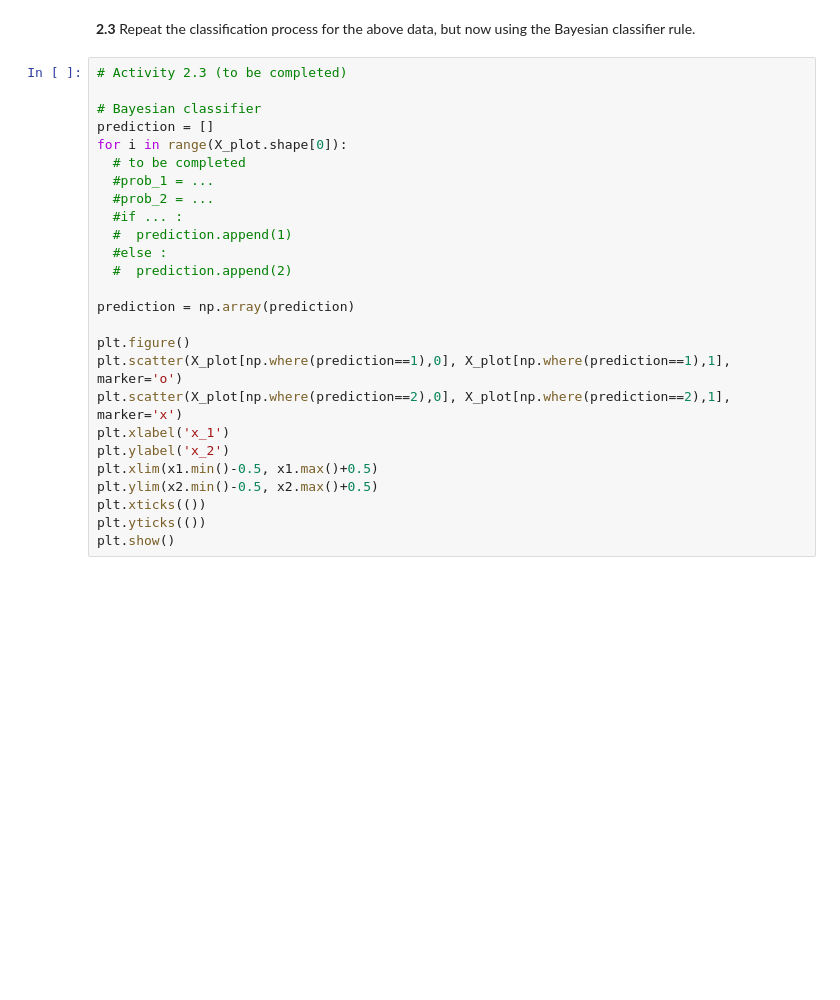
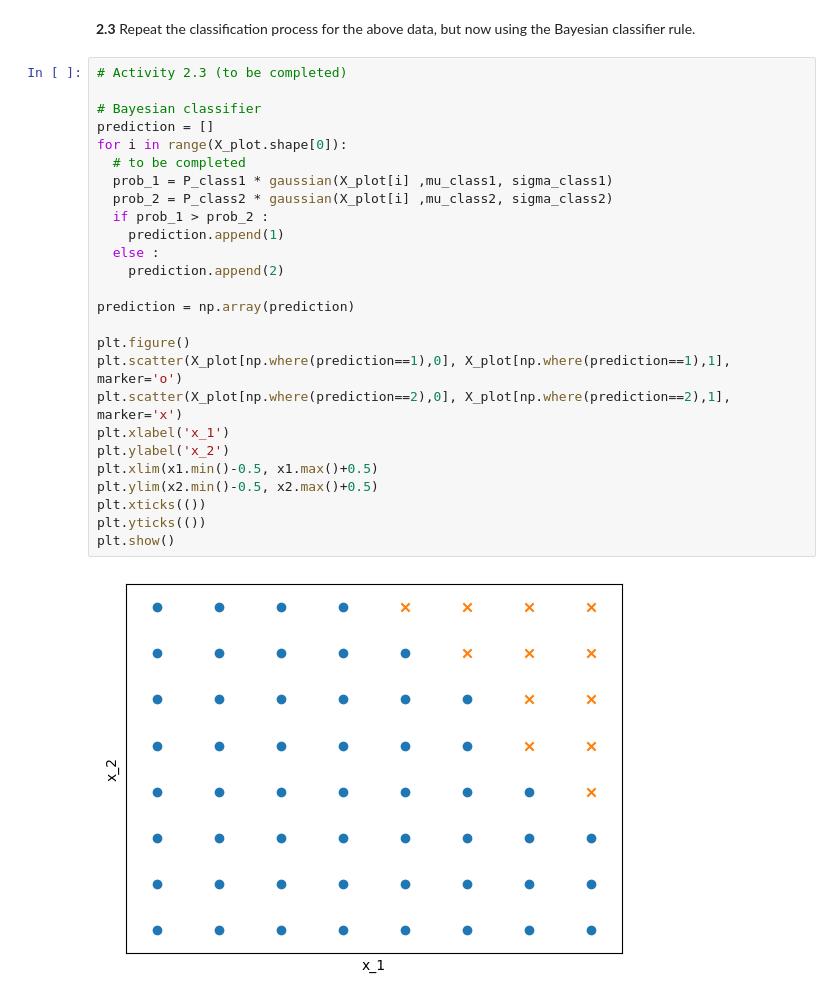
Before and after one commit to brumocas/ML, a Jupyter notebook: lab06/ML_notebook06.ipynb, the cells around one changed output. Drawn from its saved outputs; the diff is of its cells as text; blank space fills up the shorter version.

```diff
--- a/lab06/ML_notebook06.ipynb
+++ b/lab06/ML_notebook06.ipynb
@@ -462,26 +472,28 @@ plt.show()
 # %%
 # Activity 2.3 (to be completed)
 
 # Bayesian classifier
 prediction = []
 for i in range(X_plot.shape[0]):
   # to be completed
-  #prob_1 = ...
-  #prob_2 = ...
-  #if ... :
-  #  prediction.append(1)
-  #else :
-  #  prediction.append(2)
+  prob_1 = P_class1 * gaussian(X_plot[i] ,mu_class1, sigma_class1)
+  prob_2 = P_class2 * gaussian(X_plot[i] ,mu_class2, sigma_class2)
+  if prob_1 > prob_2 :
+    prediction.append(1)
+  else :
+    prediction.append(2)
 
 prediction = np.array(prediction)
 
 plt.figure()
 plt.scatter(X_plot[np.where(prediction==1),0], X_plot[np.where(prediction==1),1], marker='o')
 plt.scatter(X_plot[np.where(prediction==2),0], X_plot[np.where(prediction==2),1], marker='x')
 plt.xlabel('x_1')
 plt.ylabel('x_2')
 plt.xlim(x1.min()-0.5, x1.max()+0.5)
 plt.ylim(x2.min()-0.5, x2.max()+0.5)
 plt.xticks(())
 plt.yticks(())
 plt.show()
+# %% [output]
+[figure, added]
```
Also changed, not shown: parts of 7 cells of this notebook, 3 other files.
